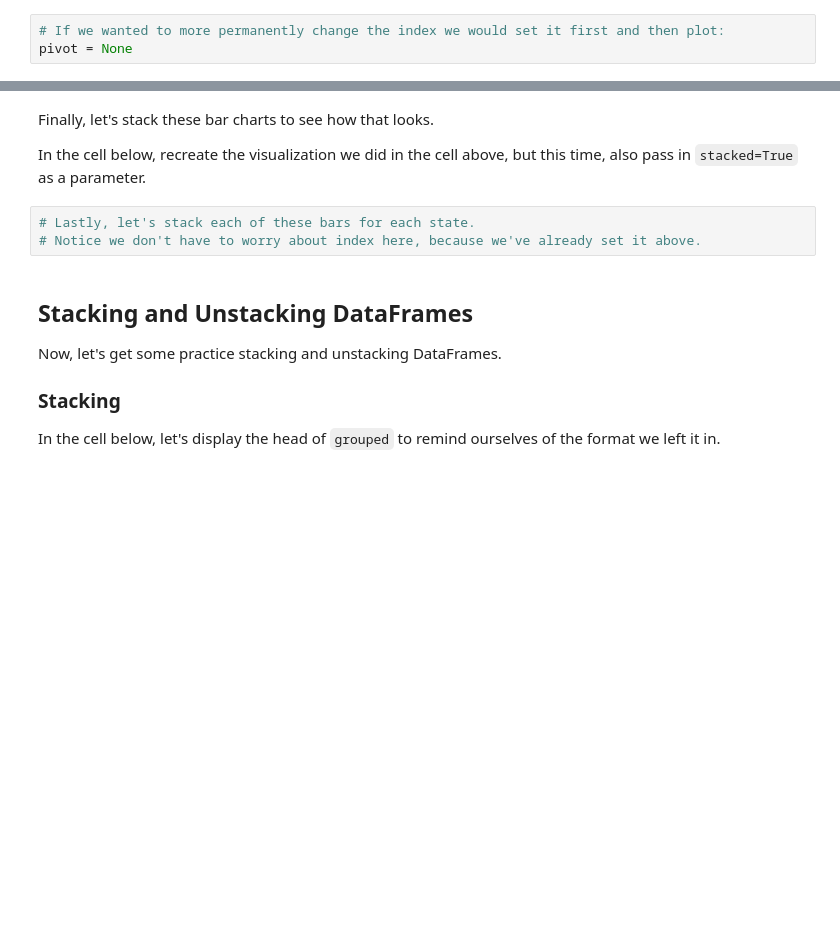
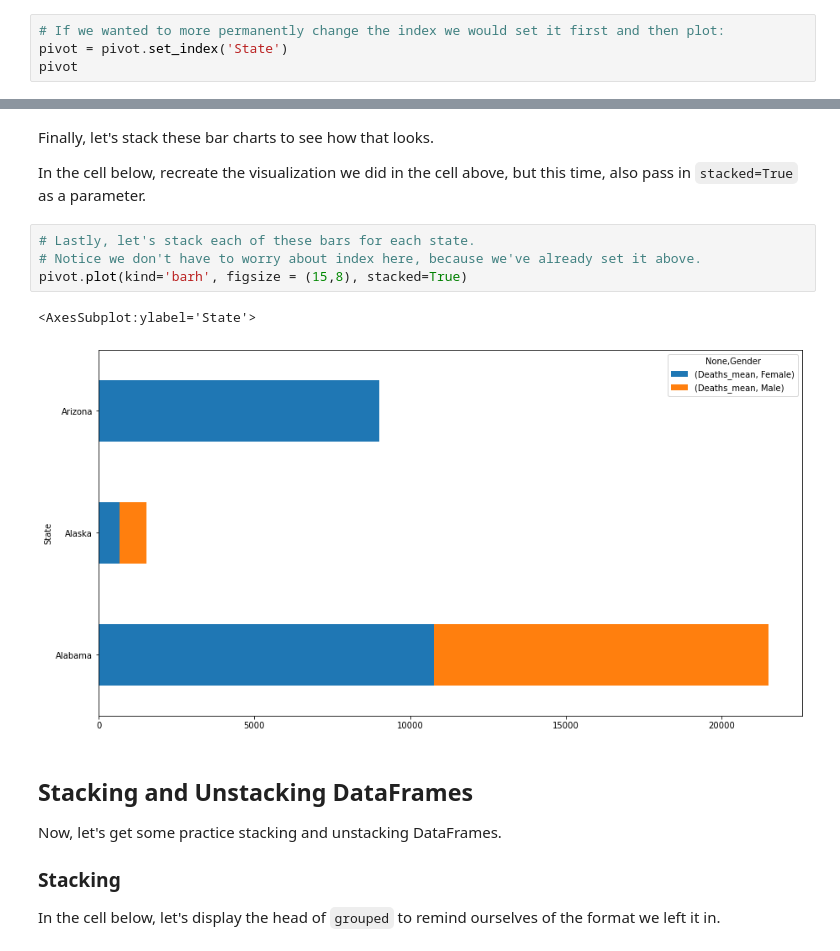
Before and after one commit to Daisy96494/dsc-pivot-tables-pandas-lab, a Jupyter notebook: index.ipynb, the cells around one changed output, grey strips where cells are left out. Cells and saved outputs as stored; diff of their text form; blank space fills up the shorter version.

```diff
--- a/index.ipynb
+++ b/index.ipynb
@@ -402,4 +470,5 @@ If we want to do that, we'll need to capture the new object returned by updating
 In the cell below, set the index of `pivot` to `'State'`.  Then, recreate the bar plot using this new object.
 # %%
 # If we wanted to more permanently change the index we would set it first and then plot:
-pivot = None
+pivot = pivot.set_index('State')
+pivot
@@ -412,6 +497,10 @@ In the cell below, recreate the visualization we did in the cell above, but this
 # %%
 # Lastly, let's stack each of these bars for each state.
 # Notice we don't have to worry about index here, because we've already set it above.
+pivot.plot(kind='barh', figsize = (15,8), stacked=True)
+# %% [output]
+<AxesSubplot:ylabel='State'>
+[figure, added]
 # %% [markdown]
 ## Stacking and Unstacking DataFrames
 
```
Also changed, not shown: parts of 20 cells of this notebook.
